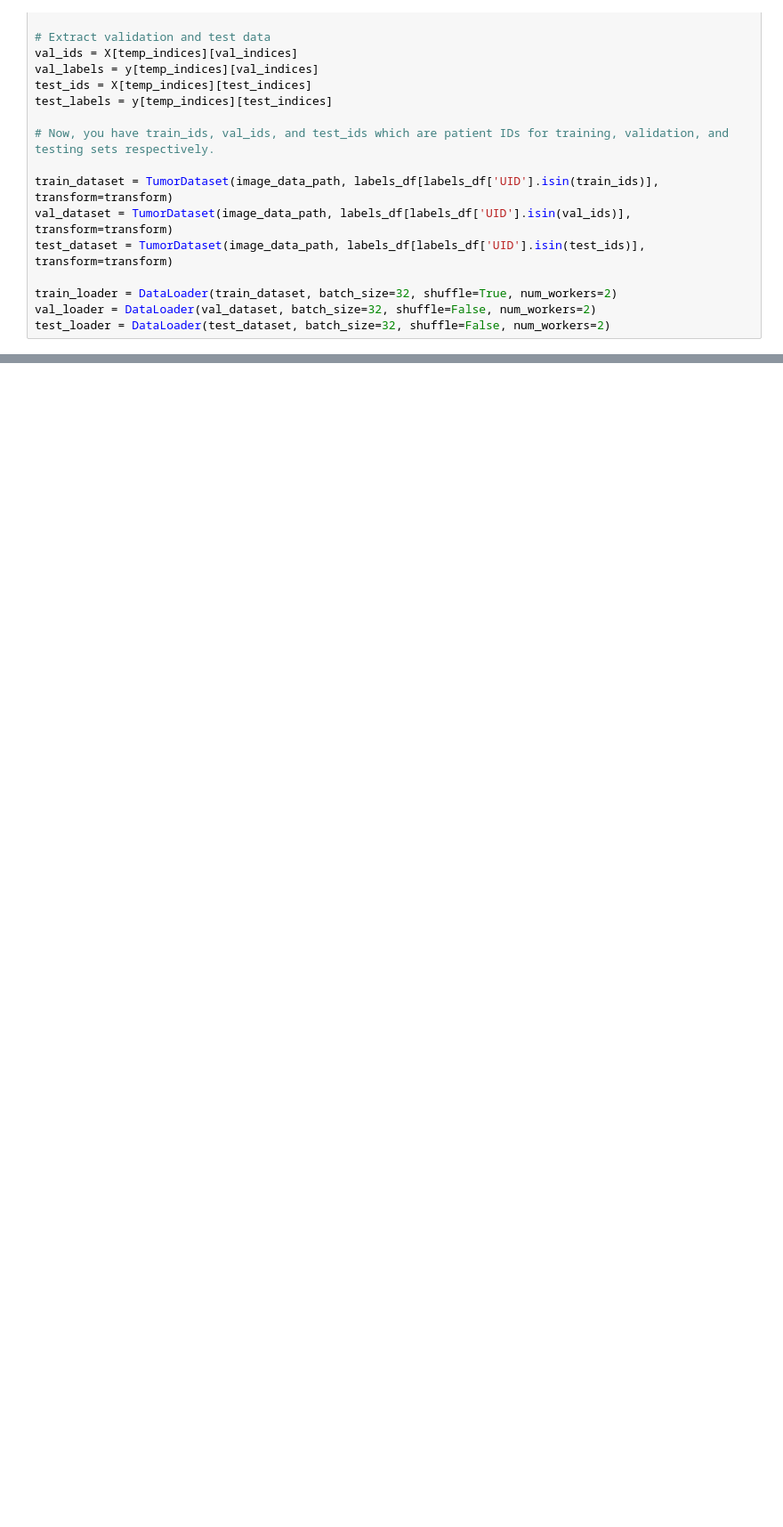
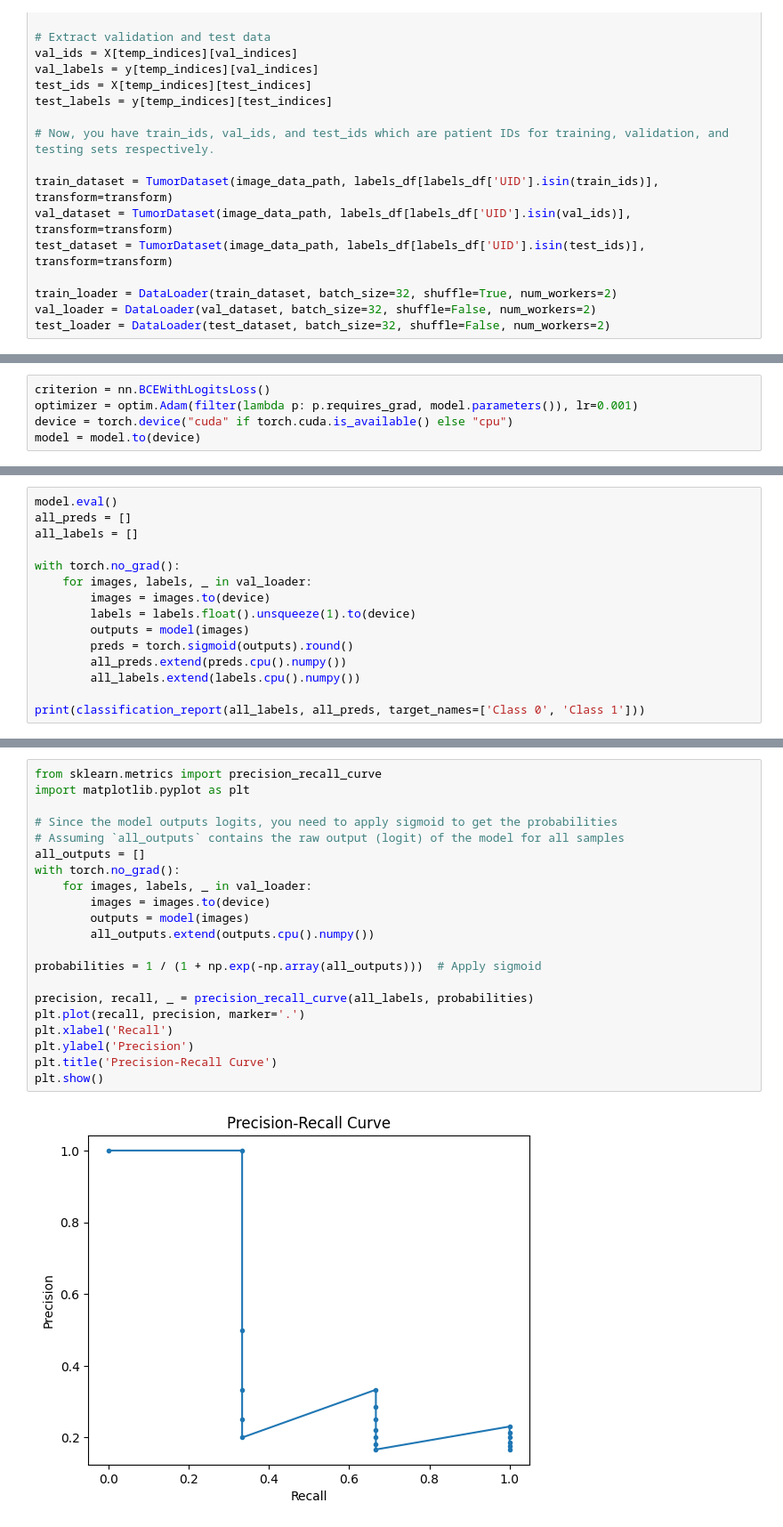
Before and after one commit to vbabua/Tumor-Classifier-Using-CNN, a Jupyter notebook: Tumor_Mutational_Status.ipynb, the cells around one changed output, grey strips where cells are left out. Shown at 89% size. Cells and saved outputs as stored; diff of their text form; blank space fills up the shorter version.

Commit message:
Adding code for Model Architecture and Model evaluation

```diff
--- a/Tumor_Mutational_Status.ipynb
+++ b/Tumor_Mutational_Status.ipynb
@@ -402,0 +483,5 @@ print("No overlaps found!")
+# %%
+criterion = nn.BCEWithLogitsLoss()
+optimizer = optim.Adam(filter(lambda p: p.requires_grad, model.parameters()), lr=0.001)
+device = torch.device("cuda" if torch.cuda.is_available() else "cpu")
+model = model.to(device)
@@ -402,0 +519,15 @@ print("No overlaps found!")
+# %%
+model.eval()
+all_preds = []
+all_labels = []
+
+with torch.no_grad():
+    for images, labels, _ in val_loader:
+        images = images.to(device)
+        labels = labels.float().unsqueeze(1).to(device)
+        outputs = model(images)
+        preds = torch.sigmoid(outputs).round()
+        all_preds.extend(preds.cpu().numpy())
+        all_labels.extend(labels.cpu().numpy())
+
+print(classification_report(all_labels, all_preds, target_names=['Class 0', 'Class 1']))
@@ -402,0 +550,23 @@ print("No overlaps found!")
+# %%
+from sklearn.metrics import precision_recall_curve
+import matplotlib.pyplot as plt
+
+# Since the model outputs logits, you need to apply sigmoid to get the probabilities
+# Assuming `all_outputs` contains the raw output (logit) of the model for all samples
+all_outputs = []
+with torch.no_grad():
+    for images, labels, _ in val_loader:
+        images = images.to(device)
+        outputs = model(images)
+        all_outputs.extend(outputs.cpu().numpy())
+
+probabilities = 1 / (1 + np.exp(-np.array(all_outputs)))  # Apply sigmoid
+
+precision, recall, _ = precision_recall_curve(all_labels, probabilities)
+plt.plot(recall, precision, marker='.')
+plt.xlabel('Recall')
+plt.ylabel('Precision')
+plt.title('Precision-Recall Curve')
+plt.show()
+# %% [output]
+[figure, added]
```
Also changed, not shown: parts of 15 cells of this notebook.
